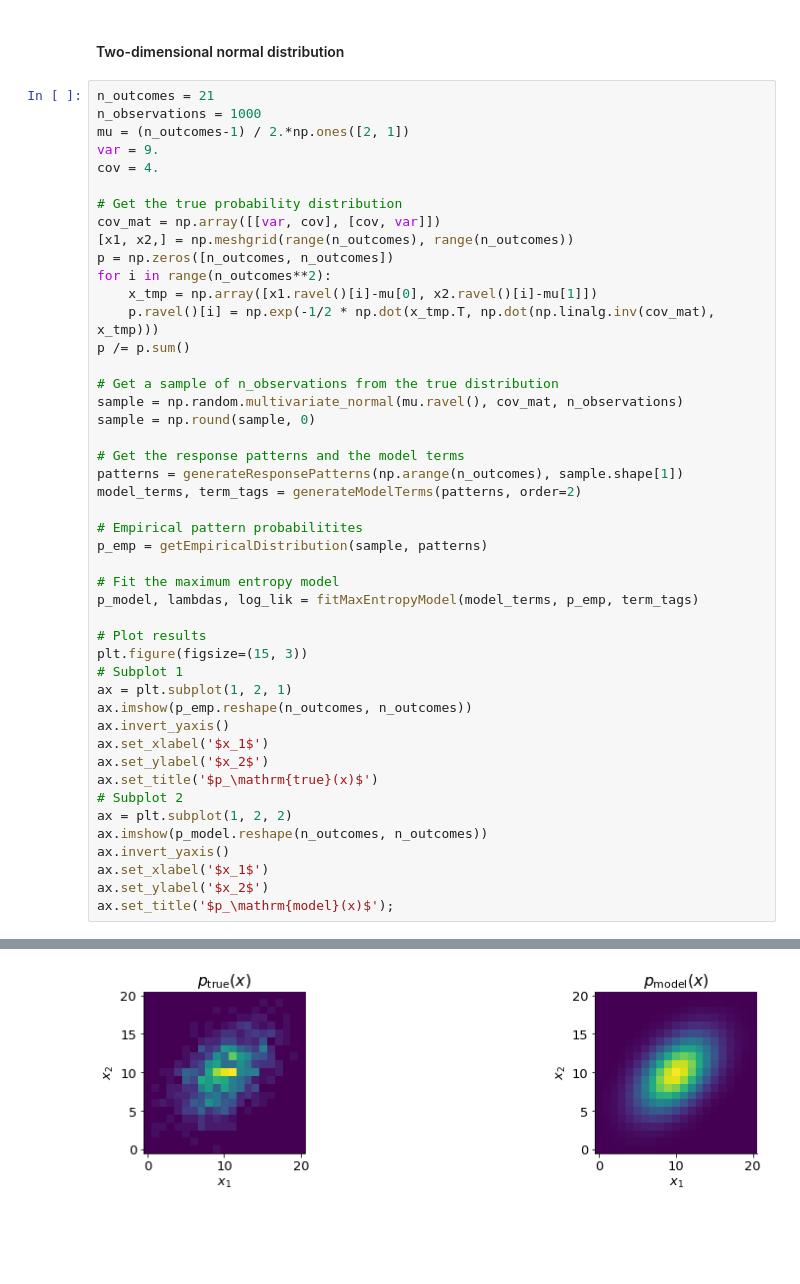
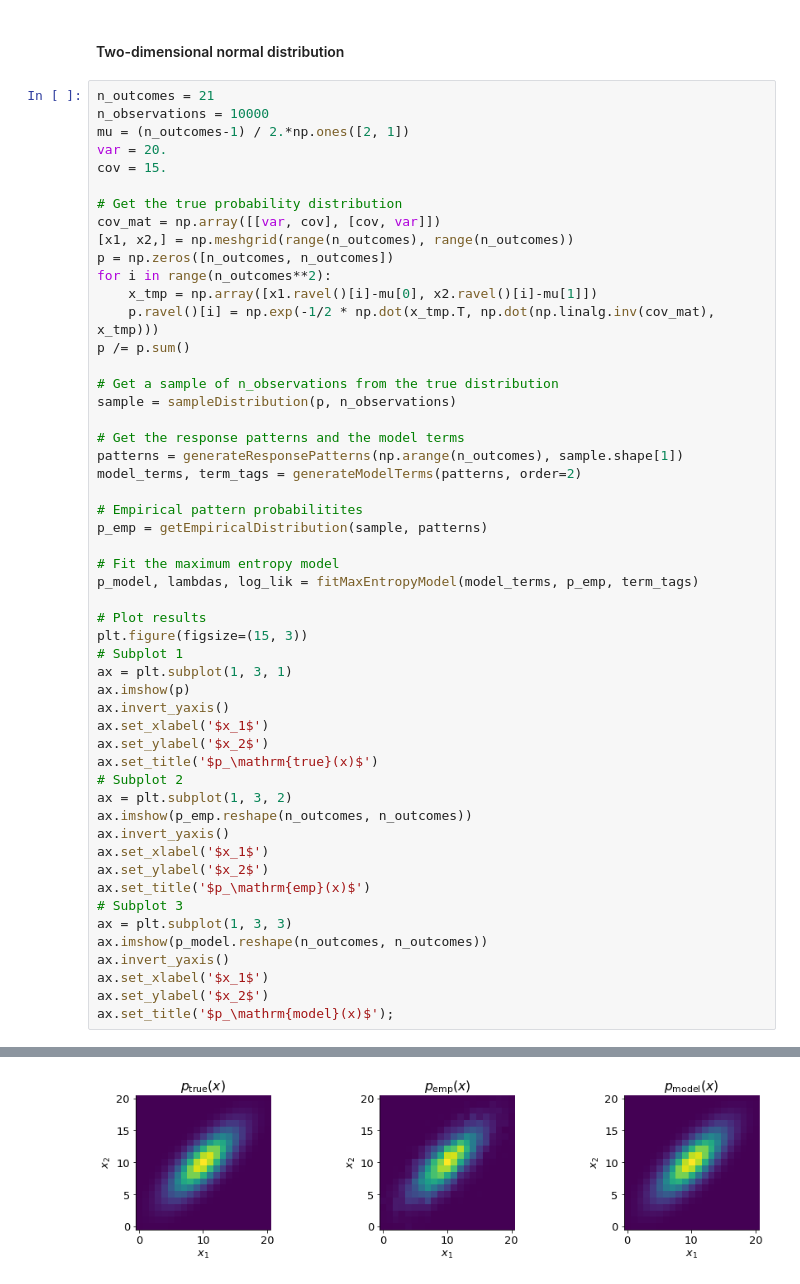
Before and after one commit to ala-laurila-lab/jupyter-notebooks, a Jupyter notebook: Part 3, maximum entropy models.ipynb, the cells around one changed output, grey strips where cells are left out. Saved outputs shown, nothing was run; the diff lists cells and outputs as text; blank space fills up the shorter version.

```diff
--- a/Part 3, maximum entropy models.ipynb
+++ b/Part 3, maximum entropy models.ipynb
@@ -304,10 +329,10 @@ Model        7.095  63.755
 #### Two-dimensional normal distribution
 # %%
 n_outcomes = 21
-n_observations = 1000
+n_observations = 10000
 mu = (n_outcomes-1) / 2.*np.ones([2, 1])
-var = 9.
-cov = 4.
+var = 20.
+cov = 15.
 
 # Get the true probability distribution
 cov_mat = np.array([[var, cov], [cov, var]])
@@ -319,8 +344,7 @@ for i in range(n_outcomes**2):
 p /= p.sum()
 
 # Get a sample of n_observations from the true distribution
-sample = np.random.multivariate_normal(mu.ravel(), cov_mat, n_observations)
-sample = np.round(sample, 0)
+sample = sampleDistribution(p, n_observations)
 
 # Get the response patterns and the model terms
 patterns = generateResponsePatterns(np.arange(n_outcomes), sample.shape[1])
@@ -335,14 +359,21 @@ p_model, lambdas, log_lik = fitMaxEntropyModel(model_terms, p_emp, term_tags)
 # Plot results
 plt.figure(figsize=(15, 3))
 # Subplot 1
-ax = plt.subplot(1, 2, 1)
-ax.imshow(p_emp.reshape(n_outcomes, n_outcomes))
+ax = plt.subplot(1, 3, 1)
+ax.imshow(p)
 ax.invert_yaxis()
 ax.set_xlabel('$x_1$')
 ax.set_ylabel('$x_2$')
 ax.set_title('$p_\mathrm{true}(x)$')
 # Subplot 2
-ax = plt.subplot(1, 2, 2)
+ax = plt.subplot(1, 3, 2)
+ax.imshow(p_emp.reshape(n_outcomes, n_outcomes))
+ax.invert_yaxis()
+ax.set_xlabel('$x_1$')
+ax.set_ylabel('$x_2$')
+ax.set_title('$p_\mathrm{emp}(x)$')
+# Subplot 3
+ax = plt.subplot(1, 3, 3)
 ax.imshow(p_model.reshape(n_outcomes, n_outcomes))
 ax.invert_yaxis()
 ax.set_xlabel('$x_1$')
@@ -355 +386 @@ Model        9.841   9.990 106.205 102.713 109.118
-[figure, old version]
+[figure, new version]
```
Also changed, not shown: parts of 6 cells of this notebook.
